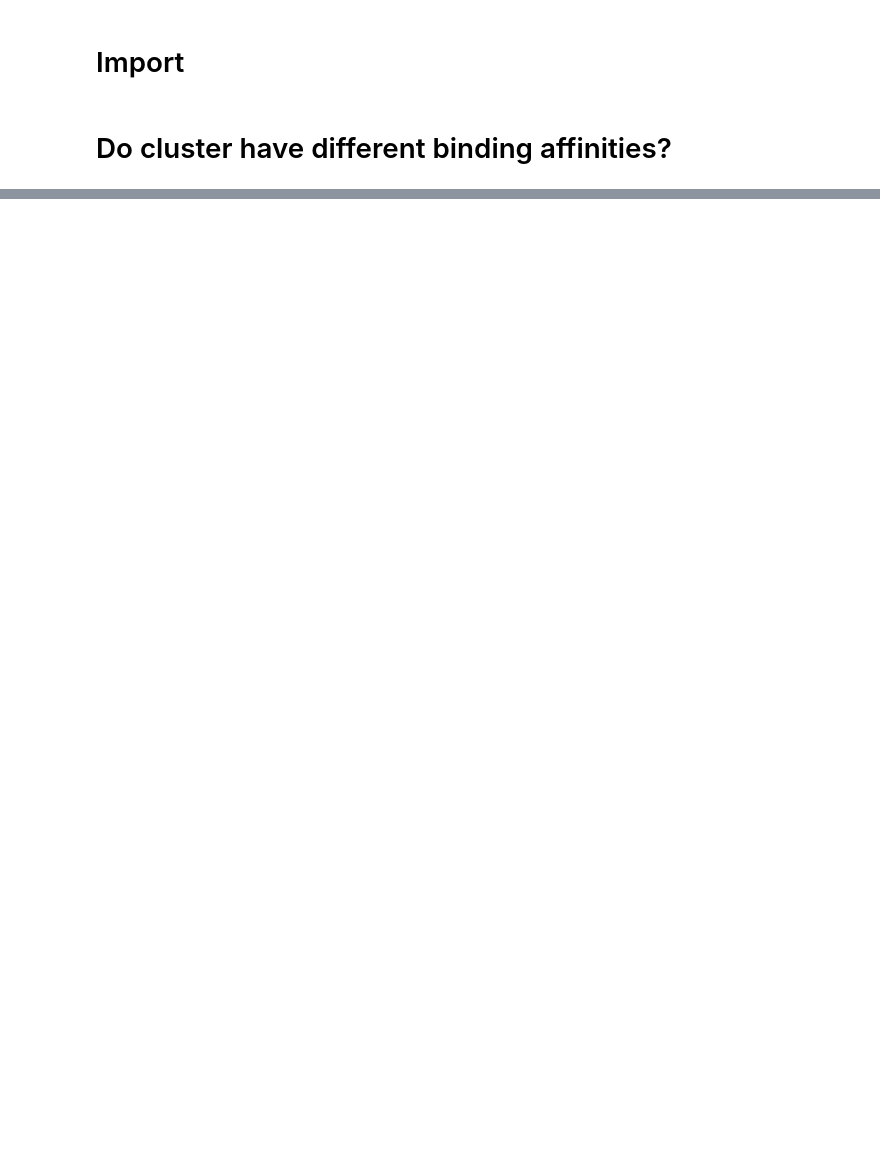
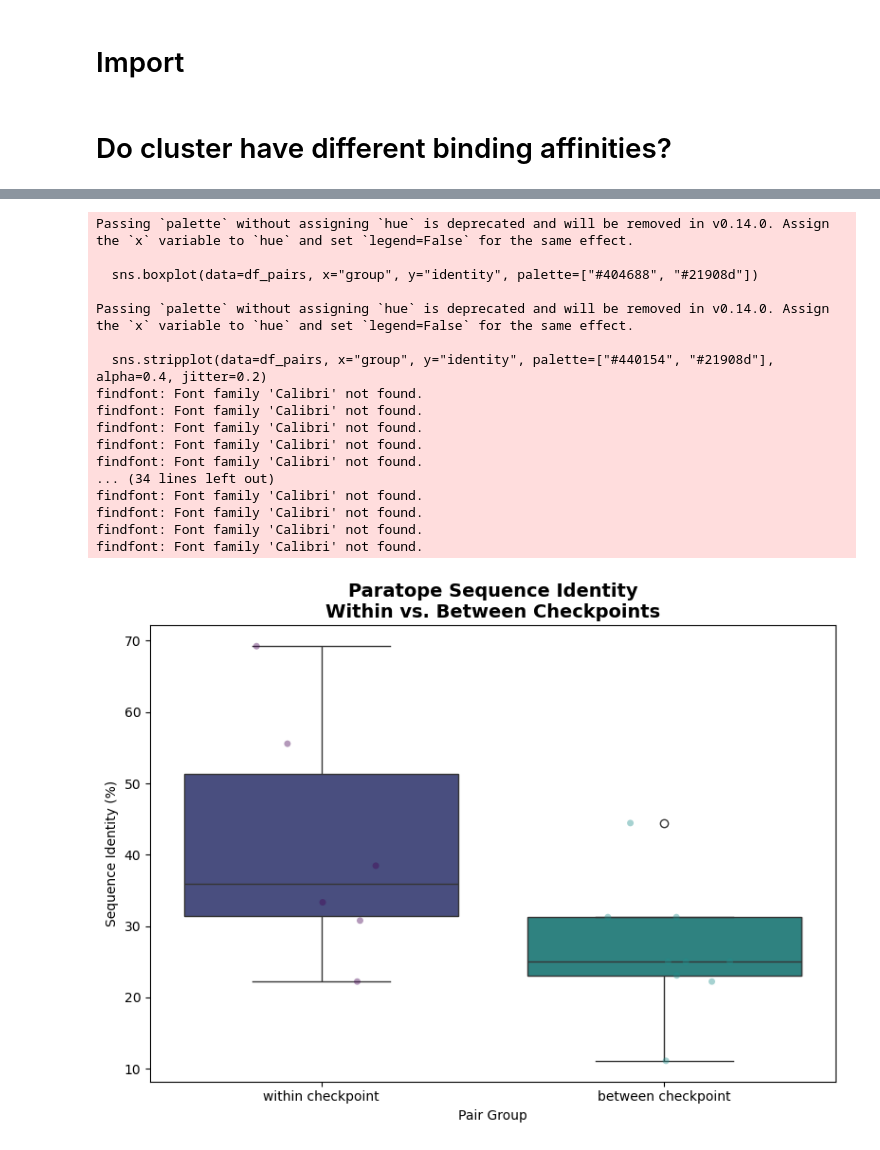
Before and after one commit to datascience-2025-group4/group04-team01, a Jupyter notebook: Statistical_Analysis_Paratope_Interface.ipynb, the cells around one changed output, grey strips where cells are left out. Drawn from its saved outputs; the diff is of its cells as text; code cells hidden in the pictures; blank space fills up the shorter version.

```diff
--- a/Statistical_Analysis_Paratope_Interface.ipynb
+++ b/Statistical_Analysis_Paratope_Interface.ipynb
@@ -334,6 +321,0 @@ findfont: Font family 'Calibri' not found.
-# %%
-df.identiy= pd.read_csv(f"datastructural_analysis")
-df_identity.index = df_identity.index.str.lower()
-df_identity.columns = df_identity.columns.str.lower()
-merged_df["pdb_id"] = merged_df["pdb_id"].str.lower()
-print(df_identity)
@@ -341,0 +324,13 @@ NameError: name 'df_identity' is not defined
+# %%
+# Read the file using the first column as index
+df_identity = pd.read_csv(
+    "data/structural_analysis/Paratope/paratope_sequence_comparison_matrix.csv",
+    index_col=0
+)
+
+# Make sure index and column names are strings and lowercase
+df_identity.index = df_identity.index.astype(str).str.lower()
+df_identity.columns = df_identity.columns.astype(str).str.lower()
+
+# Also convert merged_df pdb_ids if not already done
+merged_df["pdb_id"] = merged_df["pdb_id"].astype(str).str.lower()
@@ -386,19 +399,39 @@ print(f"P-Wert: {p:.4f}")
 # %%
-# Falls noch nicht vorhanden: 'same_checkpoint' als bool-Typ sichern
+
+# 'same_checkpoint' als bool-Typ sichern
 df_pairs["same_checkpoint"] = df_pairs["same_checkpoint"].astype(bool)
 
-# Ersetze True/False durch beschreibende Labels
-df_pairs["group"] = df_pairs["same_checkpoint"].map({True: "within", False: "between"})
+# Labels
+df_pairs["group"] = df_pairs["same_checkpoint"].map({True: "within checkpoint", False: "between checkpoint"})
 
 # Plot
 plt.figure(figsize=(8, 6))
-sns.boxplot(data=df_pairs, x="group", y="identity", palette=["#66c2bf", "#fc626c"])
-sns.stripplot(data=df_pairs, x="group", y="identity", color='black', alpha=0.4, jitter=0.2)
+sns.boxplot(data=df_pairs, x="group", y="identity", palette=["#404688", "#21908d"])
+sns.stripplot(data=df_pairs, x="group", y="identity", palette=["#440154", "#21908d"], alpha=0.4, jitter=0.2)
 plt.title(f"{section.capitalize()} Sequence Identity\nWithin vs. Between Checkpoints", fontsize=14)
 plt.ylabel("Sequence Identity (%)")
 plt.xlabel("Pair Group")
 plt.tight_layout()
 plt.show()
+# %% [output]
+Passing `palette` without assigning `hue` is deprecated and will be removed in v0.14.0. Assign the `x` variable to `hue` and set `legend=False` for the same effect.
+
+  sns.boxplot(data=df_pairs, x="group", y="identity", palette=["#404688", "#21908d"])
+
+Passing `palette` without assigning `hue` is deprecated and will be removed in v0.14.0. Assign the `x` variable to `hue` and set `legend=False` for the same effect.
+
+  sns.stripplot(data=df_pairs, x="group", y="identity", palette=["#440154", "#21908d"], alpha=0.4, jitter=0.2)
+findfont: Font family 'Calibri' not found.
+findfont: Font family 'Calibri' not found.
+findfont: Font family 'Calibri' not found.
+findfont: Font family 'Calibri' not found.
+findfont: Font family 'Calibri' not found.
+... (34 lines left out)
+findfont: Font family 'Calibri' not found.
+findfont: Font family 'Calibri' not found.
+findfont: Font family 'Calibri' not found.
+findfont: Font family 'Calibri' not found.
+[figure, added]
 # %%
 wanted_best_pdbs = ['5xj4', '5x8m', '7bxa', '7cgw', '5b8c', '5ggs', '5jxe', '5x8l',
        '5xxy', '5wt9', '5ggr']
```
Also changed, not shown: parts of 13 cells of this notebook, 9 other files.
